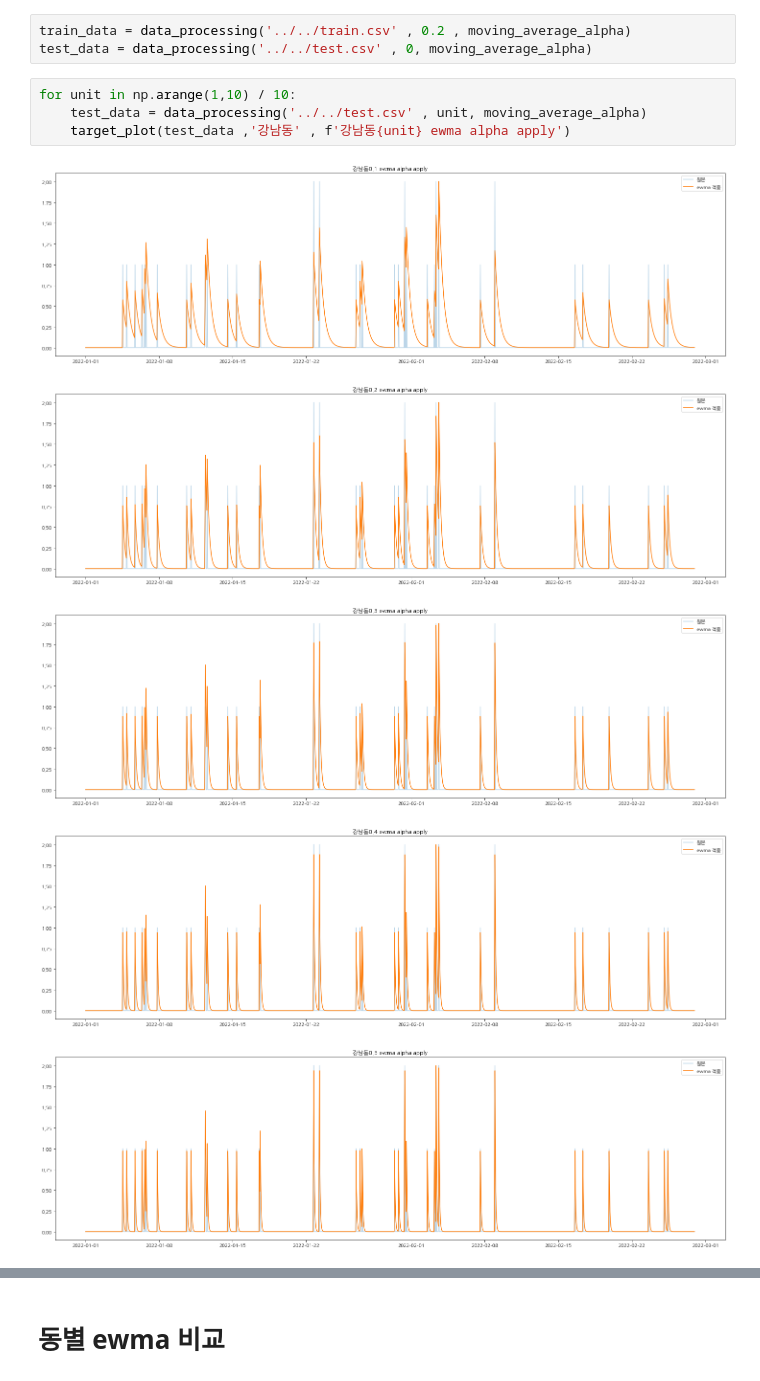
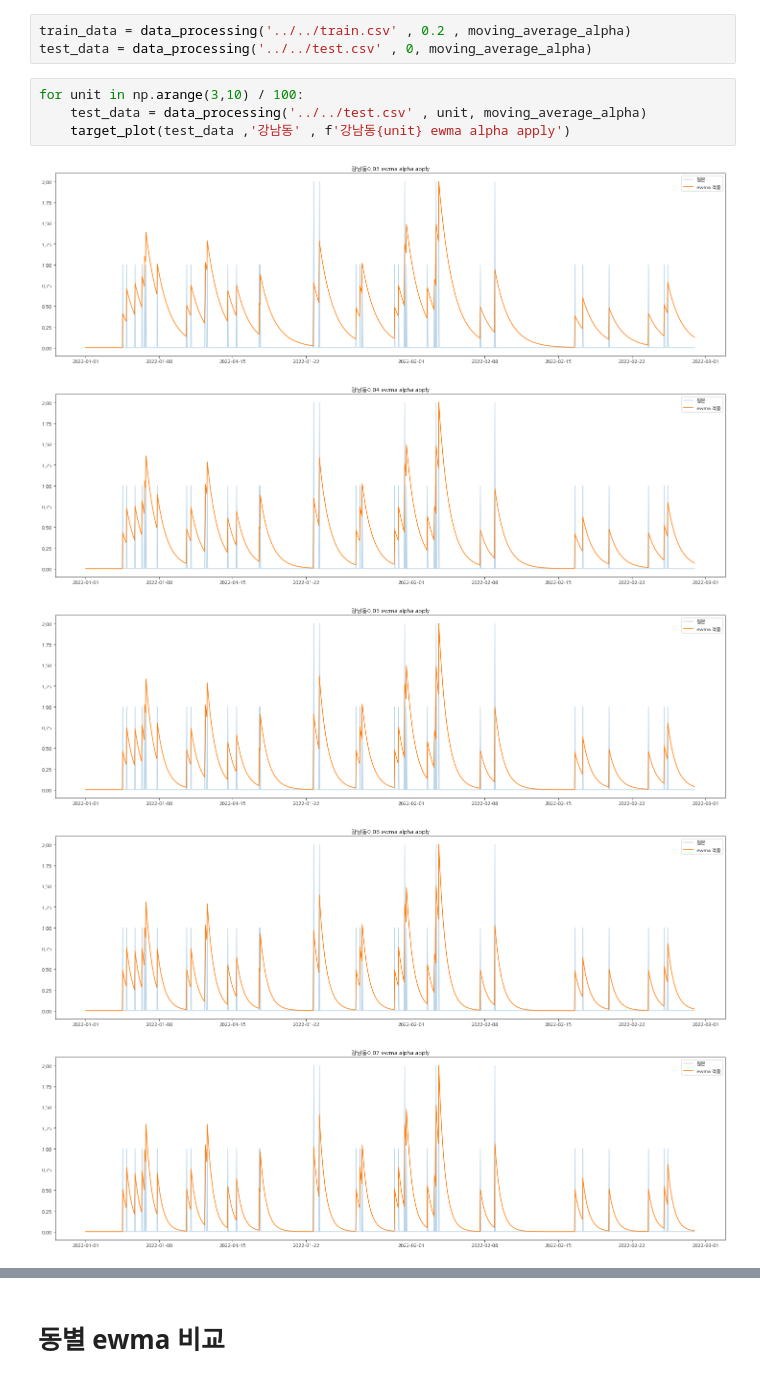
Before and after one commit to sigongjoa/Emergency_Demand, a Jupyter notebook: TFT/2022_12_06_TEST_ewma_fix/ewma_test_plot.ipynb, the cells around one changed output, grey strips where cells are left out. Saved outputs shown, nothing was run; the diff lists cells and outputs as text.

```diff
--- a/TFT/2022_12_06_TEST_ewma_fix/ewma_test_plot.ipynb
+++ b/TFT/2022_12_06_TEST_ewma_fix/ewma_test_plot.ipynb
@@ -166,12 +166,12 @@ def moving_average_alpha(df: pd.DataFrame, unit: float):
 train_data = data_processing('../../train.csv' , 0.2 , moving_average_alpha)
 test_data = data_processing('../../test.csv' , 0, moving_average_alpha)
 # %%
-for unit in np.arange(1,10) / 10:
+for unit in np.arange(3,10) / 100:
     test_data = data_processing('../../test.csv' , unit, moving_average_alpha)
     target_plot(test_data ,'강남동' , f'강남동{unit} ewma alpha apply')
 # %% [output]
-[figure, old version]
+[figure, new version]
-[figure, old version]
+[figure, new version]
-[figure, old version]
+[figure, new version]
-[figure, old version]
+[figure, new version]
-[figure, old version]
+[figure, new version]
```
Also changed, not shown: parts of 4 cells of this notebook, 10 other files.
